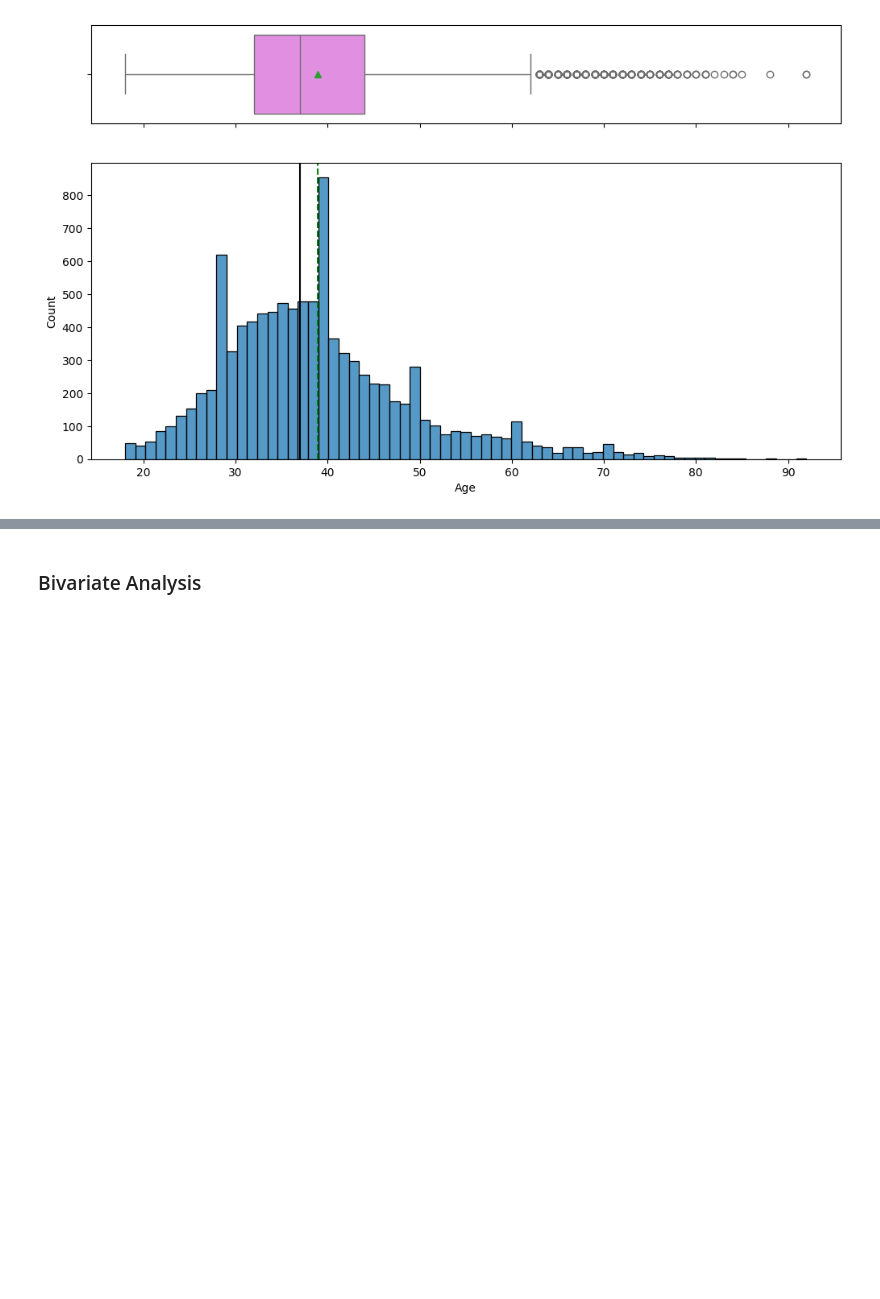
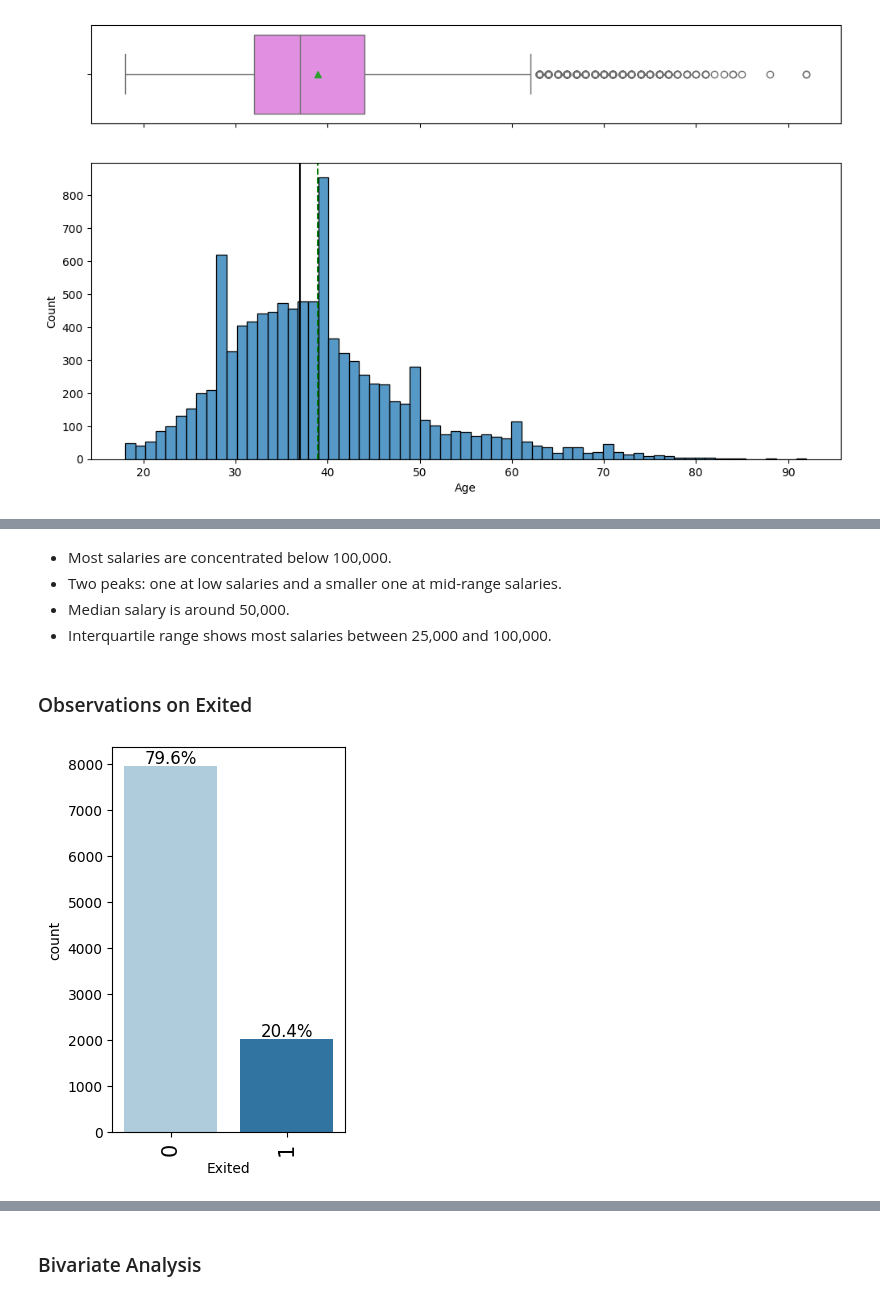
Before and after one commit to aimlalchemists/bank-churn-prediction-neural-network, a Jupyter notebook: bank_churn_prediction_neural_network_model.ipynb, the cells around one changed output, grey strips where cells are left out. Saved outputs shown, nothing was run; the diff lists cells and outputs as text; code cells hidden in the pictures; blank space fills up the shorter version.

```diff
--- a/bank_churn_prediction_neural_network_model.ipynb
+++ b/bank_churn_prediction_neural_network_model.ipynb
@@ -364,0 +380,11 @@ histogram_boxplot(ds, 'Age')
+# %% [markdown]
+- Most salaries are concentrated below 100,000.
+- Two peaks: one at low salaries and a smaller one at mid-range salaries.
+- Median salary is around 50,000.
+- Interquartile range shows most salaries between 25,000 and 100,000.
+# %% [markdown]
+### Observations on Exited
+# %%
+labeled_barplot(ds, "Exited", perc=True)
+# %% [output]
+[figure, added]
```
Also changed, not shown: parts of 35 cells of this notebook.
